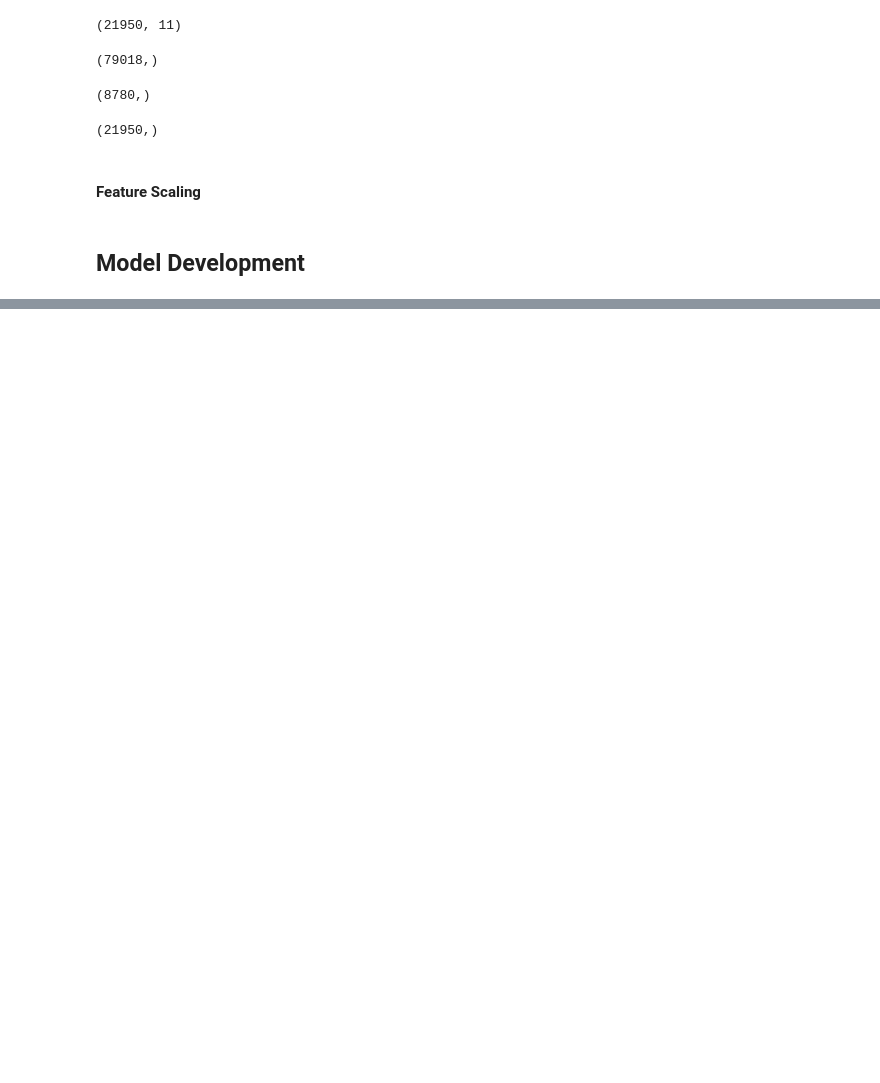
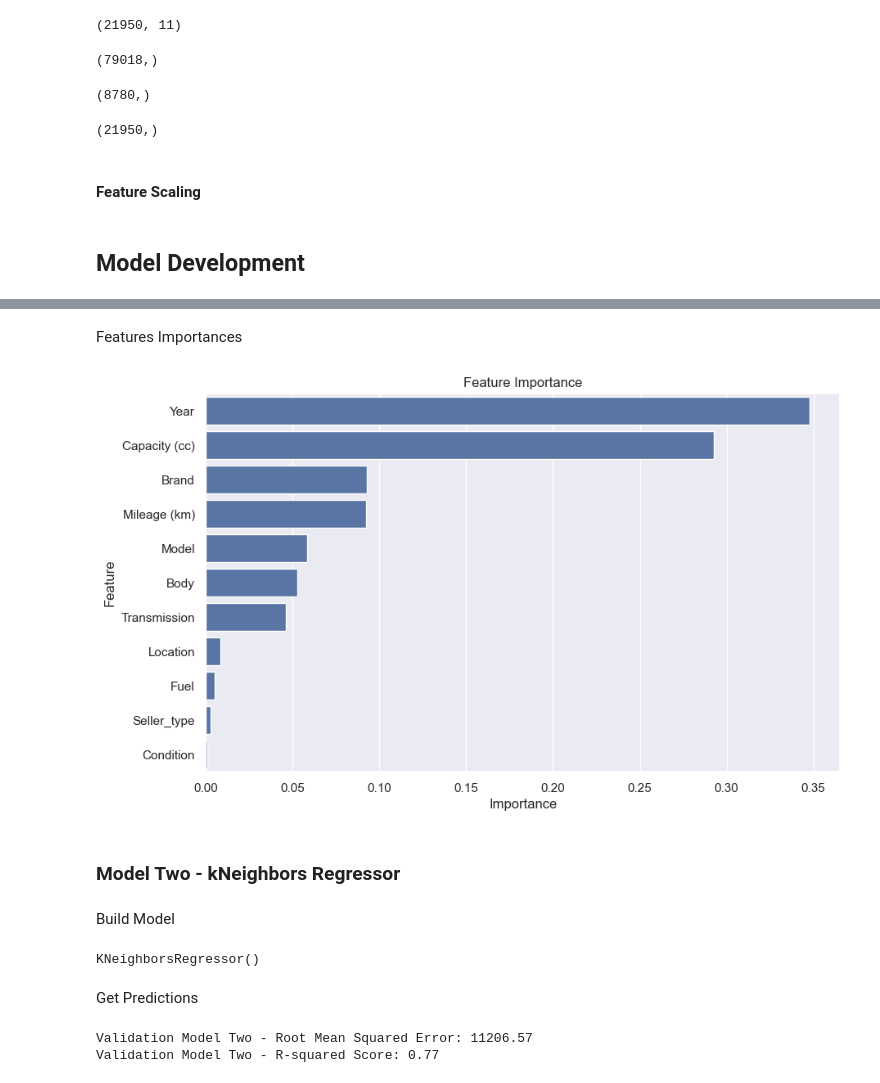
Before and after one commit to toobask/introtoAI1, a Jupyter notebook: notebook/IntroToAI_701_CourseWork_Amua_et_Tooba.ipynb, the cells around one changed output, grey strips where cells are left out. Cells and saved outputs as stored; diff of their text form; code cells hidden in the pictures; blank space fills up the shorter version.

```diff
--- a/notebook/IntroToAI_701_CourseWork_Amua_et_Tooba.ipynb
+++ b/notebook/IntroToAI_701_CourseWork_Amua_et_Tooba.ipynb
@@ -1135,0 +1296,5 @@ X_test = scaler.transform(X_test)
+# %%
+#model one tuning
+#train model1 using best parameters from grid search
+model1_Tuned = DecisionTreeRegressor(criterion="squared_error", max_depth=30, min_samples_split=10, random_state=36)
+model1_Tuned.fit(X_train, y_train)
@@ -1135,0 +1365,51 @@ X_test = scaler.transform(X_test)
+# %% [markdown]
+Features Importances
+# %%
+#get features importance for model one
+feature_importance1 = pd.DataFrame({"Feature": X.columns, "Importance": model1_Tuned.feature_importances_})
+
+#sort features in order of importance
+feature_importance1 = feature_importance1.sort_values(by="Importance", ascending=False)
+
+#plot feature importance
+plt.figure(figsize=(10, 6))
+sns.barplot(x="Importance", y="Feature", data=feature_importance1)
+plt.title("Feature Importance")
+plt.xlabel("Importance")
+plt.ylabel("Feature")
+plt.show()
+# %% [output]
+[figure, added]
+# %% [markdown]
+### Model Two - kNeighbors Regressor
+# %% [markdown]
+Build Model
+# %%
+#initialize model two
+model2 = KNeighborsRegressor()
+
+#train model
+model2.fit(X_train, y_train)
+# %% [output]
+KNeighborsRegressor()
+# %% [markdown]
+Get Predictions
+# %%
+#get predictions on X_val
+y_val_pred2 = model2.predict(X_val)
+
+#get mse
+mse2_val = mean_squared_error(y_val, y_val_pred2)
+
+#calculate rmse
+rmse2_val = np.sqrt(mse2_val)
+
+#get r2 score
+r2_val2 = r2_score(y_val, y_val_pred2)
+
+#display scores
+print(f"Validation Model Two - Root Mean Squared Error: {rmse2_val:.2f}")
+print(f"Validation Model Two - R-squared Score: {r2_val2:.2f}")
+# %% [output]
+Validation Model Two - Root Mean Squared Error: 11206.57
+Validation Model Two - R-squared Score: 0.77
```
Also changed, not shown: parts of 34 cells of this notebook.
